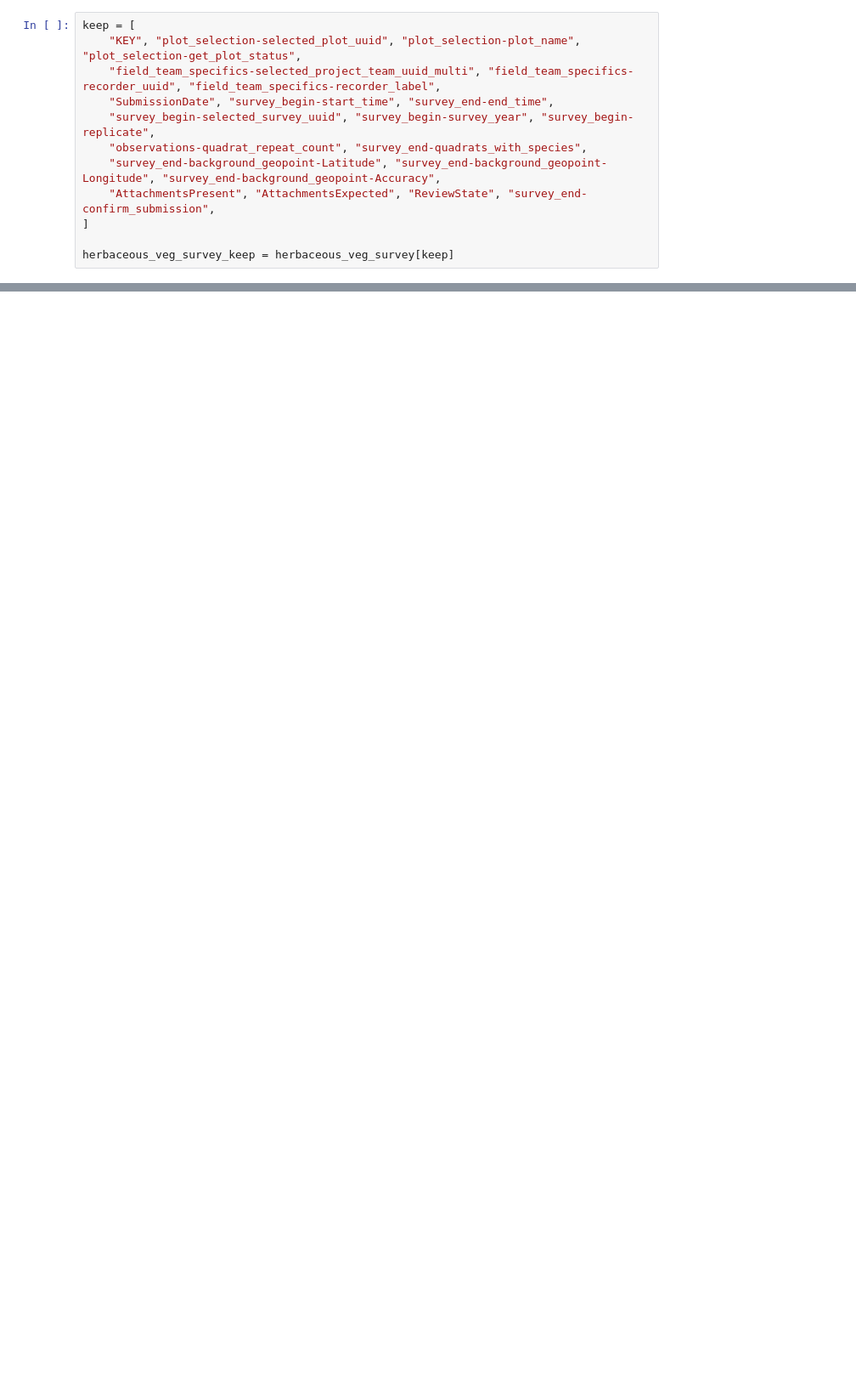
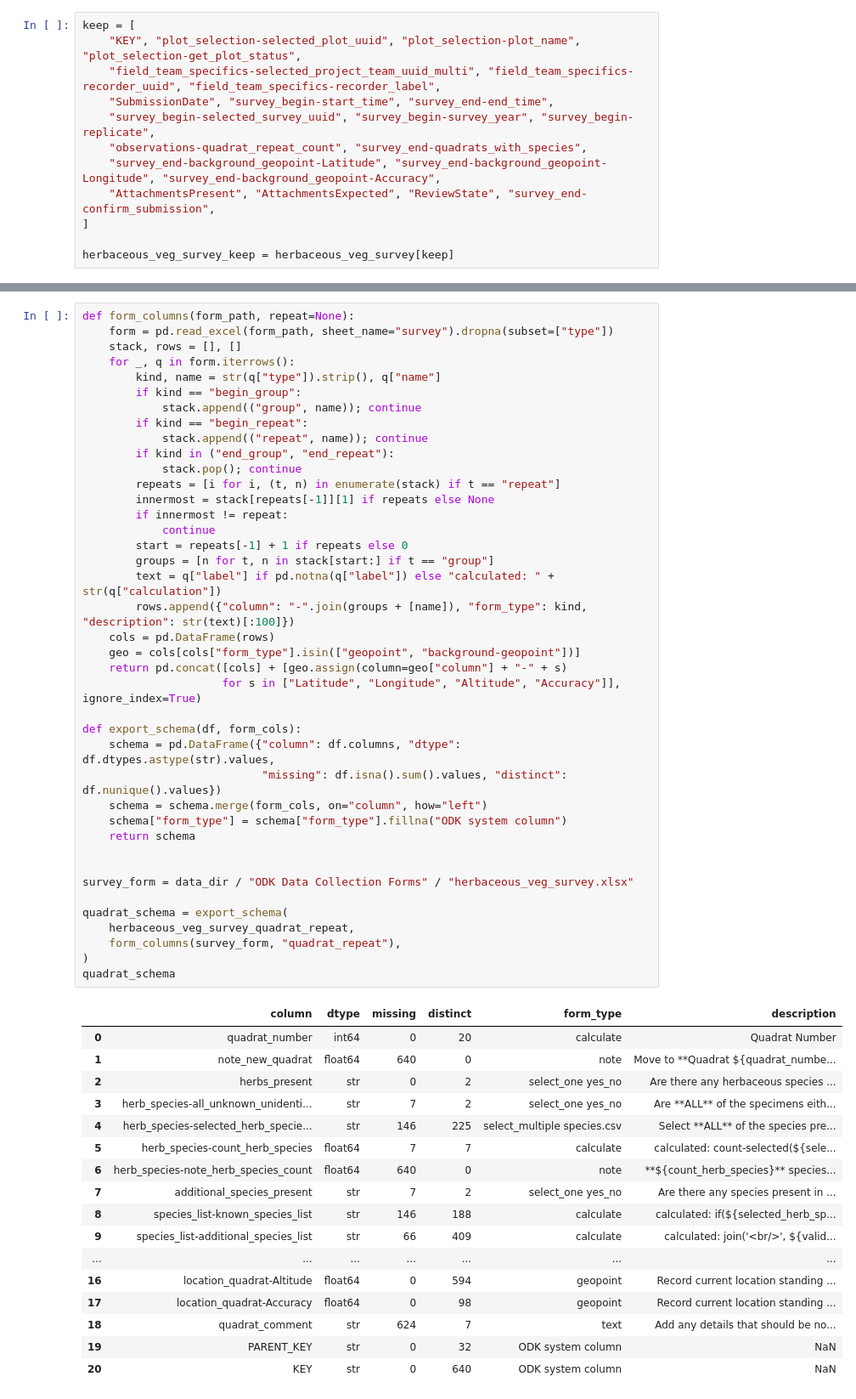
Before and after one commit to srcohen/NS_SDS_TakeHomeProject_SCohen, a Jupyter notebook: Data_Vegetation/vegetation_analysis.ipynb, the cells around one changed output, grey strips where cells are left out. Shown at 85% size. Cells and saved outputs as stored; diff of their text form; blank space fills up the shorter version.

Commit message:
Add survey and quadrat schemas and column selections to vegetation notebook

```diff
--- a/Data_Vegetation/vegetation_analysis.ipynb
+++ b/Data_Vegetation/vegetation_analysis.ipynb
@@ -158,0 +163,58 @@ herbaceous_veg_survey_keep = herbaceous_veg_survey[keep]
+# %%
+def form_columns(form_path, repeat=None):
+    form = pd.read_excel(form_path, sheet_name="survey").dropna(subset=["type"])
+    stack, rows = [], []
+    for _, q in form.iterrows():
+        kind, name = str(q["type"]).strip(), q["name"]
+        if kind == "begin_group":
+            stack.append(("group", name)); continue
+        if kind == "begin_repeat":
+            stack.append(("repeat", name)); continue
+        if kind in ("end_group", "end_repeat"):
+            stack.pop(); continue
+        repeats = [i for i, (t, n) in enumerate(stack) if t == "repeat"]
+        innermost = stack[repeats[-1]][1] if repeats else None
+        if innermost != repeat:
+            continue
+        start = repeats[-1] + 1 if repeats else 0
+        groups = [n for t, n in stack[start:] if t == "group"]
+        text = q["label"] if pd.notna(q["label"]) else "calculated: " + str(q["calculation"])
+        rows.append({"column": "-".join(groups + [name]), "form_type": kind, "description": str(text)[:100]})
+    cols = pd.DataFrame(rows)
+    geo = cols[cols["form_type"].isin(["geopoint", "background-geopoint"])]
+    return pd.concat([cols] + [geo.assign(column=geo["column"] + "-" + s)
+                     for s in ["Latitude", "Longitude", "Altitude", "Accuracy"]], ignore_index=True)
+
+def export_schema(df, form_cols):
+    schema = pd.DataFrame({"column": df.columns, "dtype": df.dtypes.astype(str).values,
+                           "missing": df.isna().sum().values, "distinct": df.nunique().values})
+    schema = schema.merge(form_cols, on="column", how="left")
+    schema["form_type"] = schema["form_type"].fillna("ODK system column")
+    return schema
+
+
+survey_form = data_dir / "ODK Data Collection Forms" / "herbaceous_veg_survey.xlsx"
+
+quadrat_schema = export_schema(
+    herbaceous_veg_survey_quadrat_repeat,
+    form_columns(survey_form, "quadrat_repeat"),
+)
+quadrat_schema
+# %% [output]
+|  | column | dtype | missing | distinct | form_type | description |
+| 0 | quadrat_number | int64 | 0 | 20 | calculate | Quadrat Number |
+| 1 | note_new_quadrat | float64 | 640 | 0 | note | Move to **Quadrat ${quadrat_numbe... |
+| 2 | herbs_present | str | 0 | 2 | select_one yes_no | Are there any herbaceous species ... |
+| 3 | herb_species-all_unknown_unidenti... | str | 7 | 2 | select_one yes_no | Are **ALL** of the specimens eith... |
+| 4 | herb_species-selected_herb_specie... | str | 146 | 225 | select_multiple species.csv | Select **ALL** of the species pre... |
+| 5 | herb_species-count_herb_species | float64 | 7 | 7 | calculate | calculated: count-selected(${sele... |
+| 6 | herb_species-note_herb_species_count | float64 | 640 | 0 | note | **${count_herb_species}** species... |
+| 7 | additional_species_present | str | 7 | 2 | select_one yes_no | Are there any species present in ... |
+| 8 | species_list-known_species_list | str | 146 | 188 | calculate | calculated: if(${selected_herb_sp... |
+| 9 | species_list-additional_species_list | str | 66 | 409 | calculate | calculated: join('<br/>', ${valid... |
+| ... | ... | ... | ... | ... | ... | ... |
+| 16 | location_quadrat-Altitude | float64 | 0 | 594 | geopoint | Record current location standing ... |
+| 17 | location_quadrat-Accuracy | float64 | 0 | 98 | geopoint | Record current location standing ... |
+| 18 | quadrat_comment | str | 624 | 7 | text | Add any details that should be no... |
+| 19 | PARENT_KEY | str | 0 | 32 | ODK system column | NaN |
+| 20 | KEY | str | 0 | 640 | ODK system column | NaN |
```
Also changed, not shown: parts of 3 cells of this notebook.
